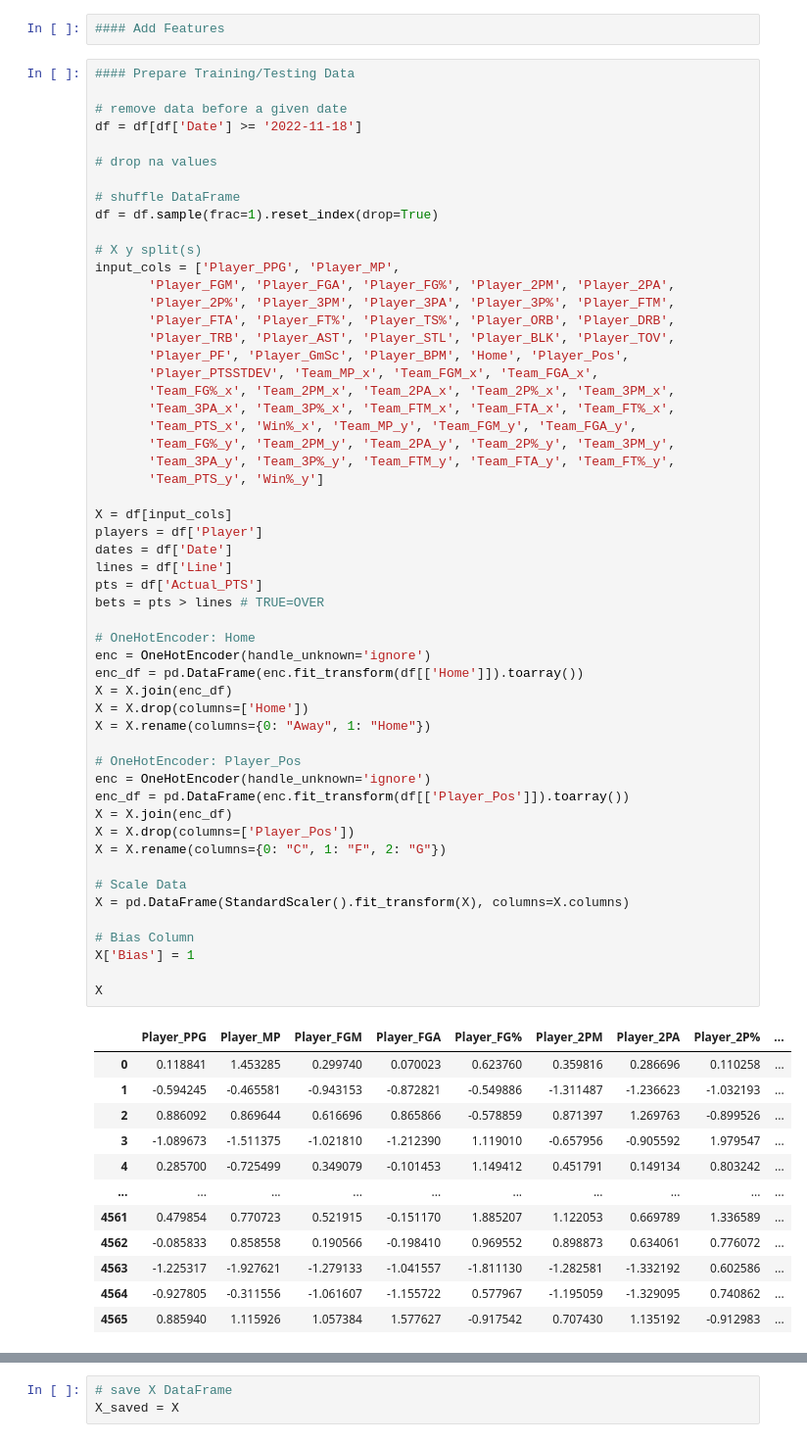
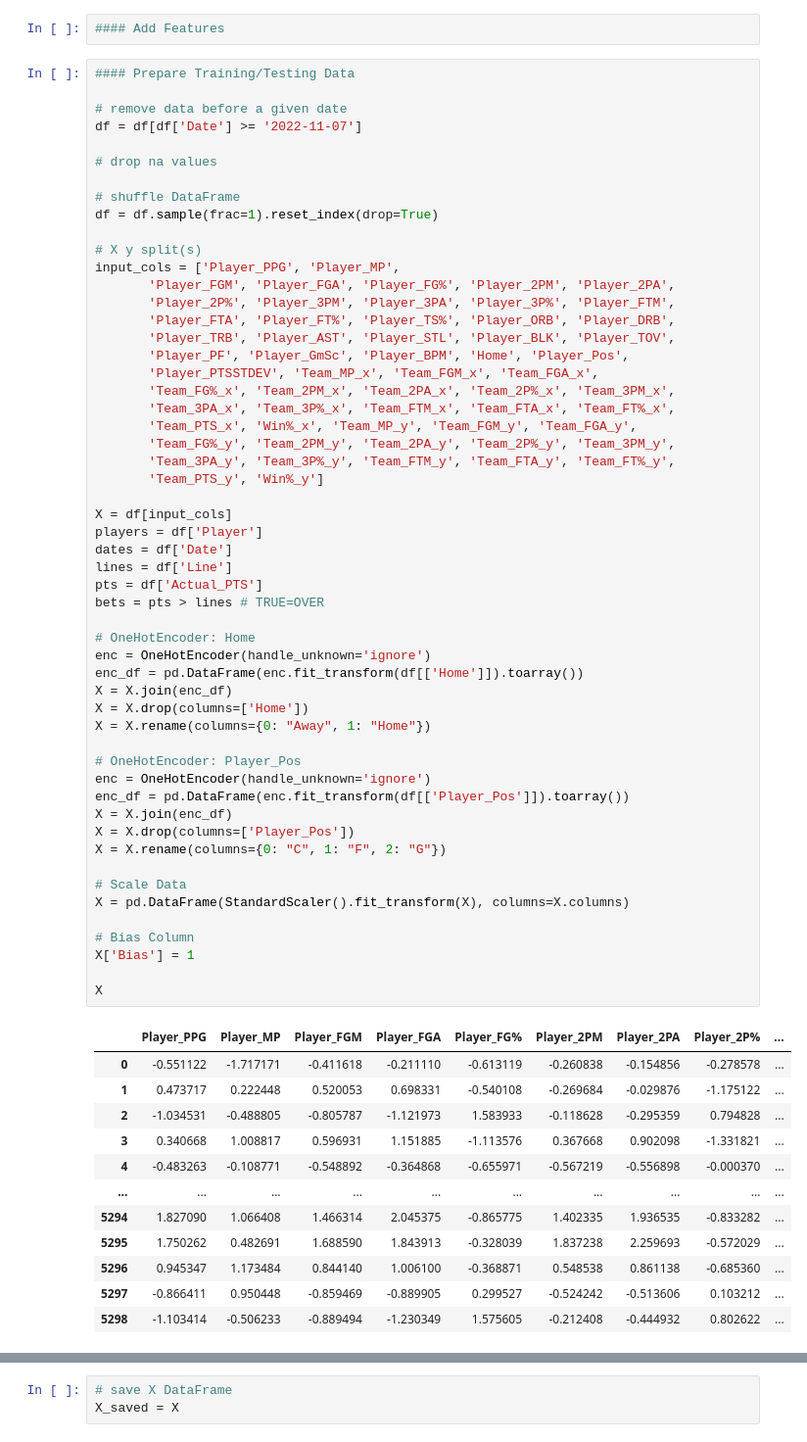
Before and after one commit to apsankaran/SportsBetting, a Jupyter notebook: Model.ipynb, the cells around one changed output, grey strips where cells are left out. Shown at 98% size. Cells and saved outputs as stored; diff of their text form.

```diff
--- a/Model.ipynb
+++ b/Model.ipynb
@@ -485,7 +479,7 @@ def regression_probability(line, estimate, uncertainty):
 #### Prepare Training/Testing Data
 
 # remove data before a given date
-df = df[df['Date'] >= '2022-11-18']
+df = df[df['Date'] >= '2022-11-07']
 
 # drop na values
 
@@ -510,41 +504,41 @@ input_cols = ['Player_PPG', 'Player_MP',
 X = df[input_cols]
 players = df['Player']
 dates = df['Date']
 lines = df['Line']
 pts = df['Actual_PTS']
 bets = pts > lines # TRUE=OVER
 
 # OneHotEncoder: Home
 enc = OneHotEncoder(handle_unknown='ignore')
 enc_df = pd.DataFrame(enc.fit_transform(df[['Home']]).toarray())
 X = X.join(enc_df)
 X = X.drop(columns=['Home'])
 X = X.rename(columns={0: "Away", 1: "Home"})
 
 # OneHotEncoder: Player_Pos
 enc = OneHotEncoder(handle_unknown='ignore')
 enc_df = pd.DataFrame(enc.fit_transform(df[['Player_Pos']]).toarray())
 X = X.join(enc_df)
 X = X.drop(columns=['Player_Pos'])
 X = X.rename(columns={0: "C", 1: "F", 2: "G"})
 
 # Scale Data
 X = pd.DataFrame(StandardScaler().fit_transform(X), columns=X.columns)
 
 # Bias Column
 X['Bias'] = 1
 
 X
 # %% [output]
 |  | Player_PPG | Player_MP | Player_FGM | Player_FGA | Player_FG% | Player_2PM | Player_2PA | Player_2P% | ... |
-| 0 | 0.118841 | 1.453285 | 0.299740 | 0.070023 | 0.623760 | 0.359816 | 0.286696 | 0.110258 | ... |
-| 1 | -0.594245 | -0.465581 | -0.943153 | -0.872821 | -0.549886 | -1.311487 | -1.236623 | -1.032193 | ... |
-| 2 | 0.886092 | 0.869644 | 0.616696 | 0.865866 | -0.578859 | 0.871397 | 1.269763 | -0.899526 | ... |
-| 3 | -1.089673 | -1.511375 | -1.021810 | -1.212390 | 1.119010 | -0.657956 | -0.905592 | 1.979547 | ... |
-| 4 | 0.285700 | -0.725499 | 0.349079 | -0.101453 | 1.149412 | 0.451791 | 0.149134 | 0.803242 | ... |
+| 0 | -0.551122 | -1.717171 | -0.411618 | -0.211110 | -0.613119 | -0.260838 | -0.154856 | -0.278578 | ... |
+| 1 | 0.473717 | 0.222448 | 0.520053 | 0.698331 | -0.540108 | -0.269684 | -0.029876 | -1.175122 | ... |
+| 2 | -1.034531 | -0.488805 | -0.805787 | -1.121973 | 1.583933 | -0.118628 | -0.295359 | 0.794828 | ... |
+| 3 | 0.340668 | 1.008817 | 0.596931 | 1.151885 | -1.113576 | 0.367668 | 0.902098 | -1.331821 | ... |
+| 4 | -0.483263 | -0.108771 | -0.548892 | -0.364868 | -0.655971 | -0.567219 | -0.556898 | -0.000370 | ... |
 | ... | ... | ... | ... | ... | ... | ... | ... | ... | ... |
-| 4561 | 0.479854 | 0.770723 | 0.521915 | -0.151170 | 1.885207 | 1.122053 | 0.669789 | 1.336589 | ... |
-| 4562 | -0.085833 | 0.858558 | 0.190566 | -0.198410 | 0.969552 | 0.898873 | 0.634061 | 0.776072 | ... |
-| 4563 | -1.225317 | -1.927621 | -1.279133 | -1.041557 | -1.811130 | -1.282581 | -1.332192 | 0.602586 | ... |
-| 4564 | -0.927805 | -0.311556 | -1.061607 | -1.155722 | 0.577967 | -1.195059 | -1.329095 | 0.740862 | ... |
-| 4565 | 0.885940 | 1.115926 | 1.057384 | 1.577627 | -0.917542 | 0.707430 | 1.135192 | -0.912983 | ... |
+| 5294 | 1.827090 | 1.066408 | 1.466314 | 2.045375 | -0.865775 | 1.402335 | 1.936535 | -0.833282 | ... |
+| 5295 | 1.750262 | 0.482691 | 1.688590 | 1.843913 | -0.328039 | 1.837238 | 2.259693 | -0.572029 | ... |
+| 5296 | 0.945347 | 1.173484 | 0.844140 | 1.006100 | -0.368871 | 0.548538 | 0.861138 | -0.685360 | ... |
+| 5297 | -0.866411 | 0.950448 | -0.859469 | -0.889905 | 0.299527 | -0.524242 | -0.513606 | 0.103212 | ... |
+| 5298 | -1.103414 | -0.506233 | -0.889494 | -1.230349 | 1.575605 | -0.212408 | -0.444932 | 0.802622 | ... |
```
Also changed, not shown: parts of 7 cells of this notebook.
